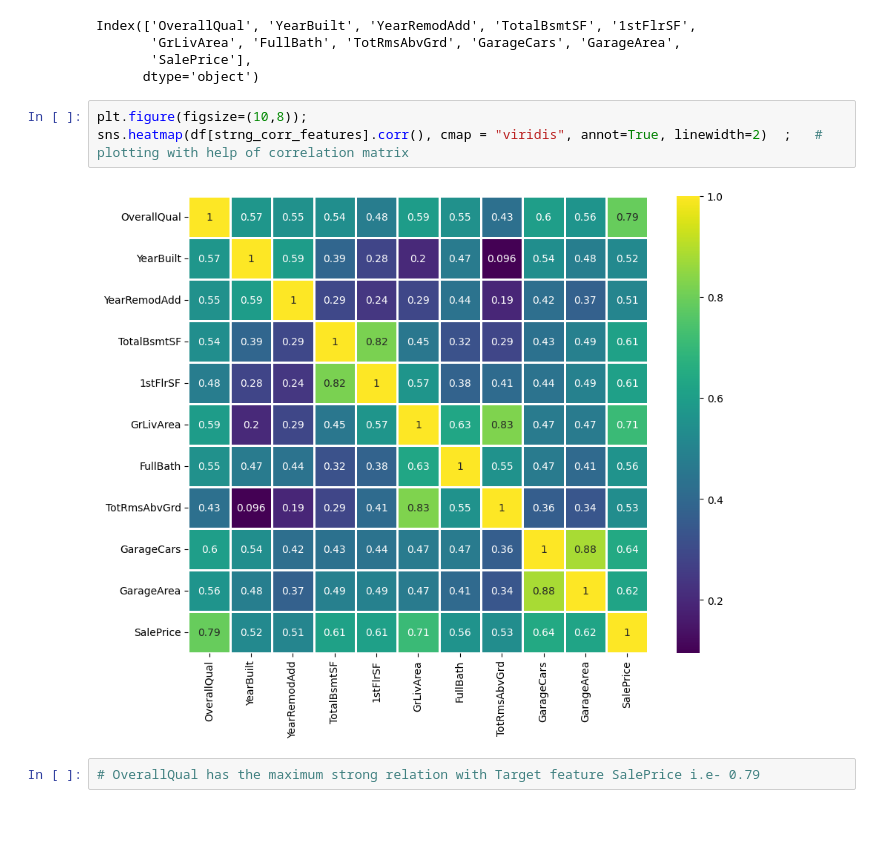
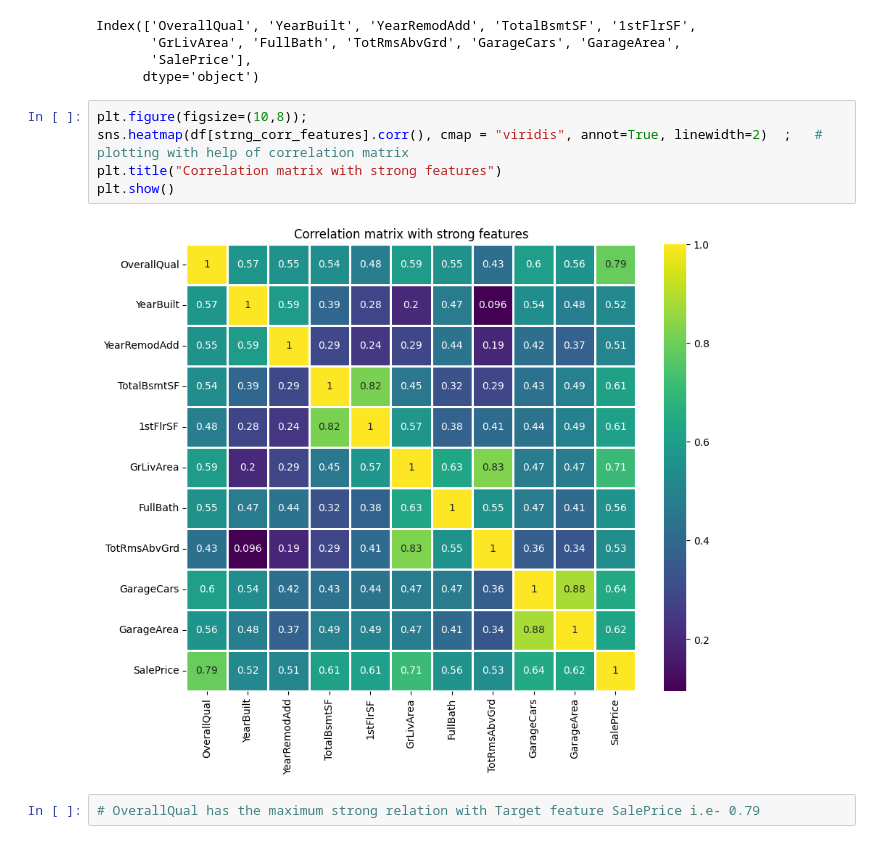
Before and after one commit to 121withsuraj/house_advnc_reg, a Jupyter notebook: House_price_advance_reg.ipynb, the cells around one changed output. Drawn from its saved outputs; the diff is of its cells as text.

```diff
--- a/House_price_advance_reg.ipynb
+++ b/House_price_advance_reg.ipynb
@@ -129,8 +172,10 @@ Index(['OverallQual', 'YearBuilt', 'YearRemodAdd', 'TotalBsmtSF', '1stFlrSF',
 # %%
 plt.figure(figsize=(10,8));
 sns.heatmap(df[strng_corr_features].corr(), cmap = "viridis", annot=True, linewidth=2)  ;   # plotting with help of correlation matrix
+plt.title("Correlation matrix with strong features")
+plt.show()
 # %% [output]
-[figure, old version]
+[figure, new version]
 # %%
 # OverallQual has the maximum strong relation with Target feature SalePrice i.e- 0.79
 # %%
```
Also changed, not shown: parts of 65 cells of this notebook, 1 other file.
